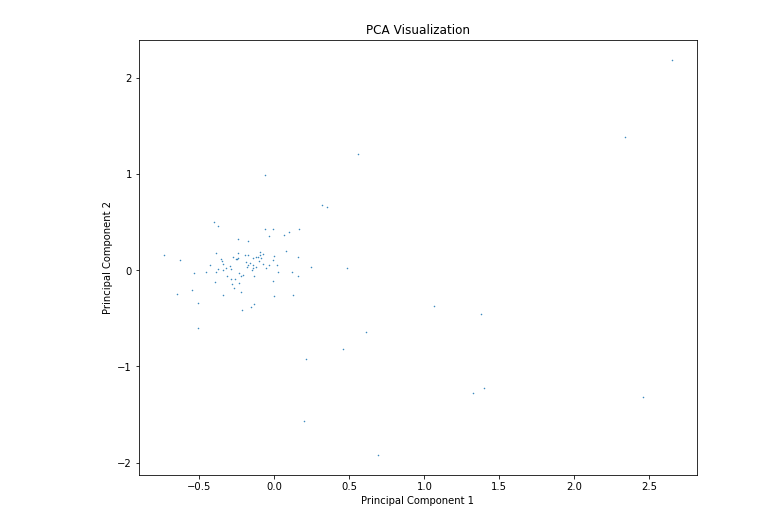
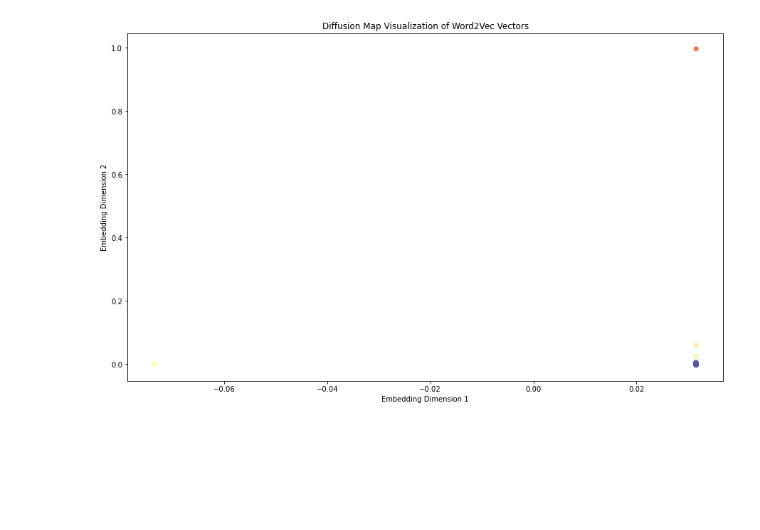
Before and after one commit to mymermer/MLCMS, a Jupyter notebook: Project/test_datafold.ipynb, the cells around one changed output. Saved outputs shown, nothing was run; the diff lists cells and outputs as text; code cells hidden in the pictures; blank space fills up the shorter version.

```diff
--- a/Project/test_datafold.ipynb
+++ b/Project/test_datafold.ipynb
@@ -2,11 +2,9 @@
 from gensim.models import KeyedVectors
 from data_fold import *
 # %%
-# Load the Word2Vec model
-binary_file_path = './GoogleNews-vectors-negative300.bin' #download it and put it to your directory
+binary_file_path = './GoogleNews-vectors-negative300.bin'
 word2vec_model = KeyedVectors.load_word2vec_format(binary_file_path, binary=True)
 
-# Call the pca_visualization function
-pca_visualization(word2vec_model, subset_size=100, n_components=2)
+dmap_visualization(word2vec_model, 1000)
 # %% [output]
-[figure, old version]
+[figure, new version]
```
Also changed, not shown: parts of 1 cell of this notebook, 1 other file.
